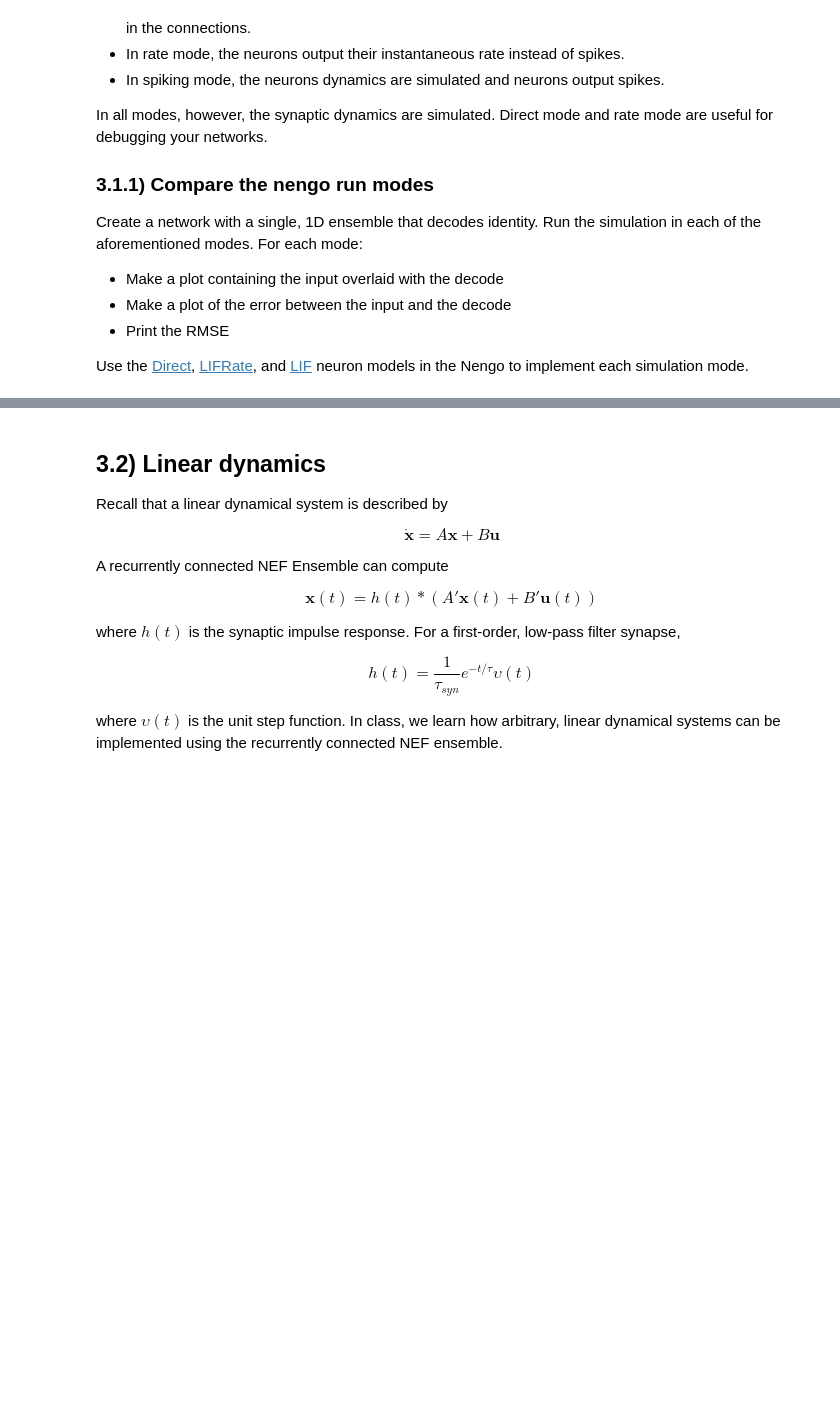
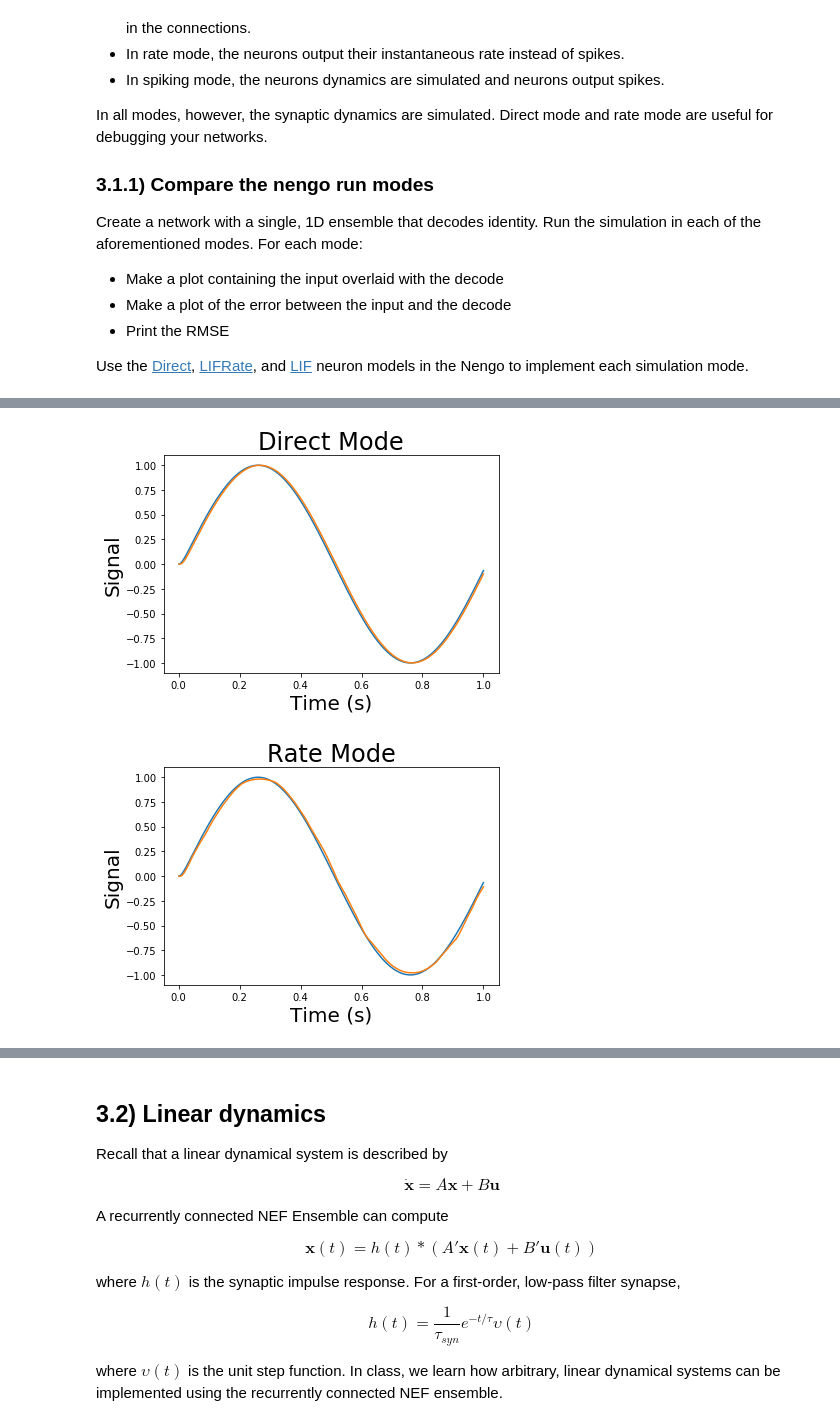
Before and after one commit to Quantumgame/EE207, a Jupyter notebook: Assignments/homework1-1/homework1/problem3.ipynb, the cells around one changed output, grey strips where cells are left out. Saved outputs shown, nothing was run; the diff lists cells and outputs as text; code cells hidden in the pictures; blank space fills up the shorter version.

```diff
--- a/Assignments/homework1-1/homework1/problem3.ipynb
+++ b/Assignments/homework1-1/homework1/problem3.ipynb
@@ -62,0 +46,78 @@ YOUR ANSWER HERE
+# %%
+# Use the following in your simulation
+N = 50  # number of neurons
+in_fun = lambda t: np.sin(2*np.pi*t)  # input function to the network
+T = 1.0
+
+model1 = nengo.Network()
+with model1:
+    ens1 = nengo.Ensemble(n_neurons = N,
+                        dimensions = 1,
+                         neuron_type = nengo.Direct()
+                        )
+    inp1 = nengo.Node(in_fun)
+    nengo.Connection(inp1, ens1)
+    probe_in1 = nengo.Probe(inp1, synapse = 0.01)
+    probe_out1 = nengo.Probe(ens1, synapse = 0.01)
+
+with nengo.Simulator(model1) as sim1:
+    sim1.run(T)
+
+plt.figure()
+plt.plot(sim1.trange(), sim1.data[probe_in1])
+plt.plot(sim1.trange(), sim1.data[probe_out1])
+plt.xlabel('Time (s)')
+plt.ylabel('Signal')
+plt.title('Direct Mode')
+
+RMSE = compute_rmse(sim1.data[probe_in1], sim1.data[probe_out1])
+print('Direct mode RMSE is %r' % RMSE)
+
+model2 = nengo.Network()
+with model2:
+    ens2 = nengo.Ensemble(n_neurons = N,
+                        dimensions = 1,
+                         neuron_type = nengo.LIFRate()
+                        )
+    inp2 = nengo.Node(in_fun)
+    nengo.Connection(inp2, ens2)
+    probe_in2 = nengo.Probe(inp2, synapse = 0.01)
+    probe_out2 = nengo.Probe(ens2, synapse = 0.01)
+
+with nengo.Simulator(model2) as sim2:
+    sim2.run(T)
+
+plt.figure()
+plt.plot(sim2.trange(), sim2.data[probe_in2])
+plt.plot(sim2.trange(), sim2.data[probe_out2])
+plt.xlabel('Time (s)')
+plt.ylabel('Signal')
+plt.title('Rate Mode')
+
+RMSE = compute_rmse(sim2.data[probe_in2], sim2.data[probe_out2])
+print('Rate mode RMSE is %r' % RMSE)
+
+model3 = nengo.Network()
+with model3:
+    ens3 = nengo.Ensemble(n_neurons = N,
+                        dimensions = 1,
+                         neuron_type = nengo.LIF()
+                        )
+    inp3 = nengo.Node(in_fun)
+    nengo.Connection(inp3, ens3)
+    probe_in3 = nengo.Probe(inp3, synapse = 0.01)
+    probe_out3 = nengo.Probe(ens3, synapse = 0.01)
+
+with nengo.Simulator(model3) as sim3:
+    sim3.run(T)
+
+plt.figure()
+plt.plot(sim3.trange(), sim3.data[probe_in3])
+plt.plot(sim3.trange(), sim3.data[probe_out3])
+plt.xlabel('Time (s)')
+plt.ylabel('Signal')
+plt.title('Spiking Mode')
+
+RMSE = compute_rmse(sim3.data[probe_in3], sim3.data[probe_out3])
+print('Spiking mode RMSE is %r' % RMSE)
+# %% [output]
@@ -62,0 +133,2 @@ YOUR ANSWER HERE
+[figure, added]
+[figure, added]
```
Also changed, not shown: parts of 8 cells of this notebook.
